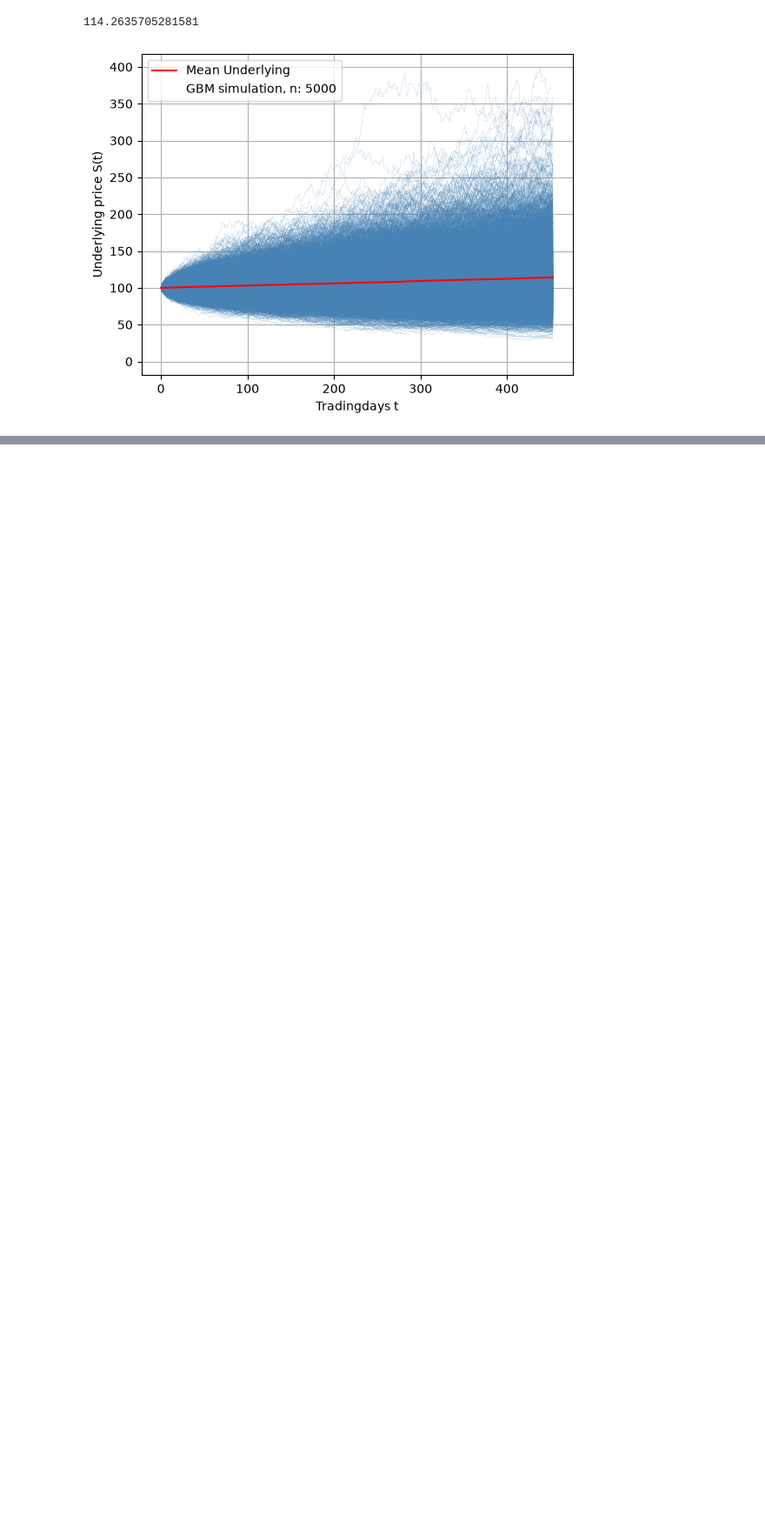
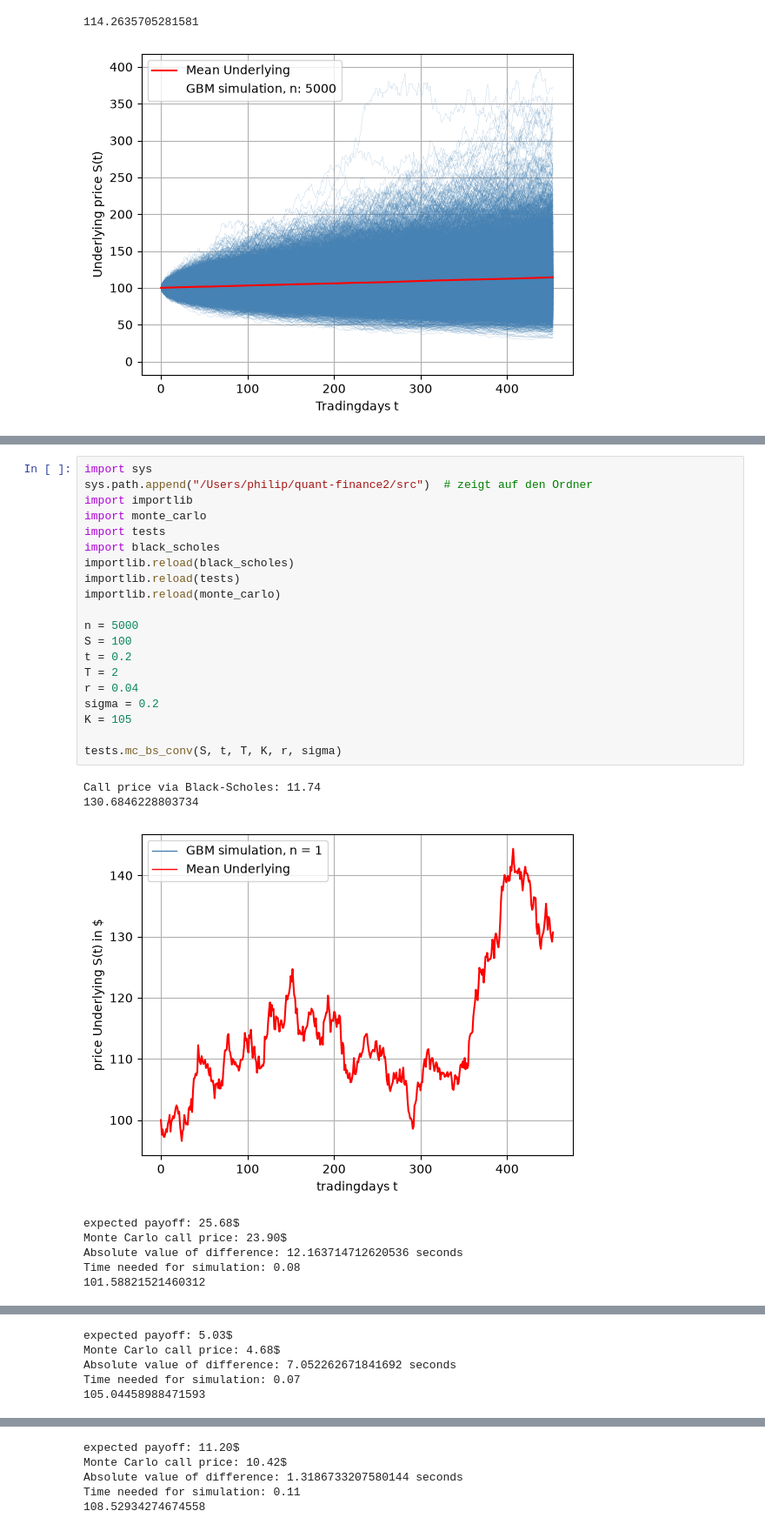
Before and after one commit to pw06/quant-finance-options-pricer, a Jupyter notebook: notebooks/notebook01.ipynb, the cells around one changed output, grey strips where cells are left out. Shown at 87% size. Saved outputs shown, nothing was run; the diff lists cells and outputs as text; blank space fills up the shorter version.

```diff
--- a/notebooks/notebook01.ipynb
+++ b/notebooks/notebook01.ipynb
@@ -39,0 +38,29 @@ Monte Carlo call price: 19.18$
+# %%
+import sys
+sys.path.append("/Users/philip/quant-finance2/src")  # zeigt auf den Ordner
+import importlib
+import monte_carlo
+import tests
+import black_scholes
+importlib.reload(black_scholes)
+importlib.reload(tests)
+importlib.reload(monte_carlo)
+
+n = 5000
+S = 100
+t = 0.2
+T = 2
+r = 0.04
+sigma = 0.2
+K = 105
+
+tests.mc_bs_conv(S, t, T, K, r, sigma)
+# %% [output]
+Call price via Black-Scholes: 11.74
+130.6846228803734
+[figure, added]
+expected payoff: 25.68$
+Monte Carlo call price: 23.90$
+Absolute value of difference: 12.163714712620536 seconds
+Time needed for simulation: 0.08
+101.58821521460312
@@ -39,0 +68,5 @@ Monte Carlo call price: 19.18$
+expected payoff: 5.03$
+Monte Carlo call price: 4.68$
+Absolute value of difference: 7.052262671841692 seconds
+Time needed for simulation: 0.07
+105.04458988471593
@@ -39,0 +74,5 @@ Monte Carlo call price: 19.18$
+expected payoff: 11.20$
+Monte Carlo call price: 10.42$
+Absolute value of difference: 1.3186733207580144 seconds
+Time needed for simulation: 0.11
+108.52934274674558
```
Also changed, not shown: parts of 2 cells of this notebook, 2 other files.
